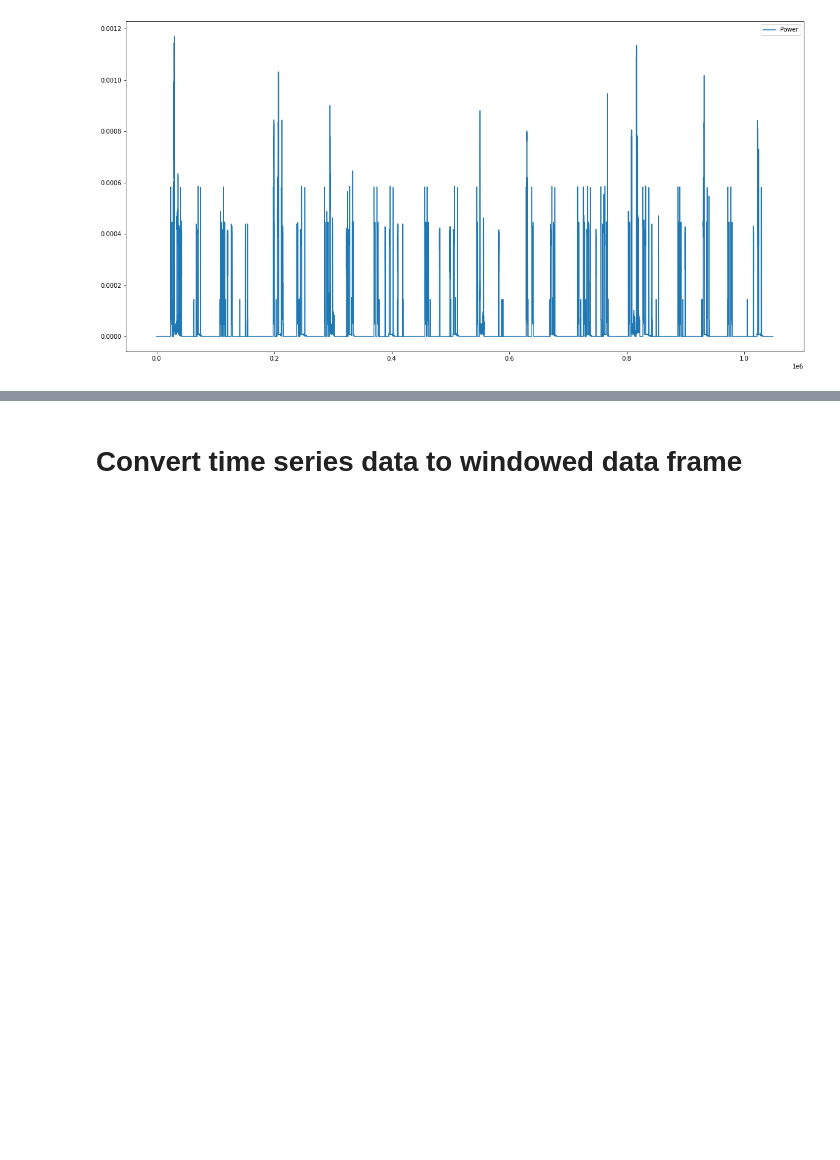
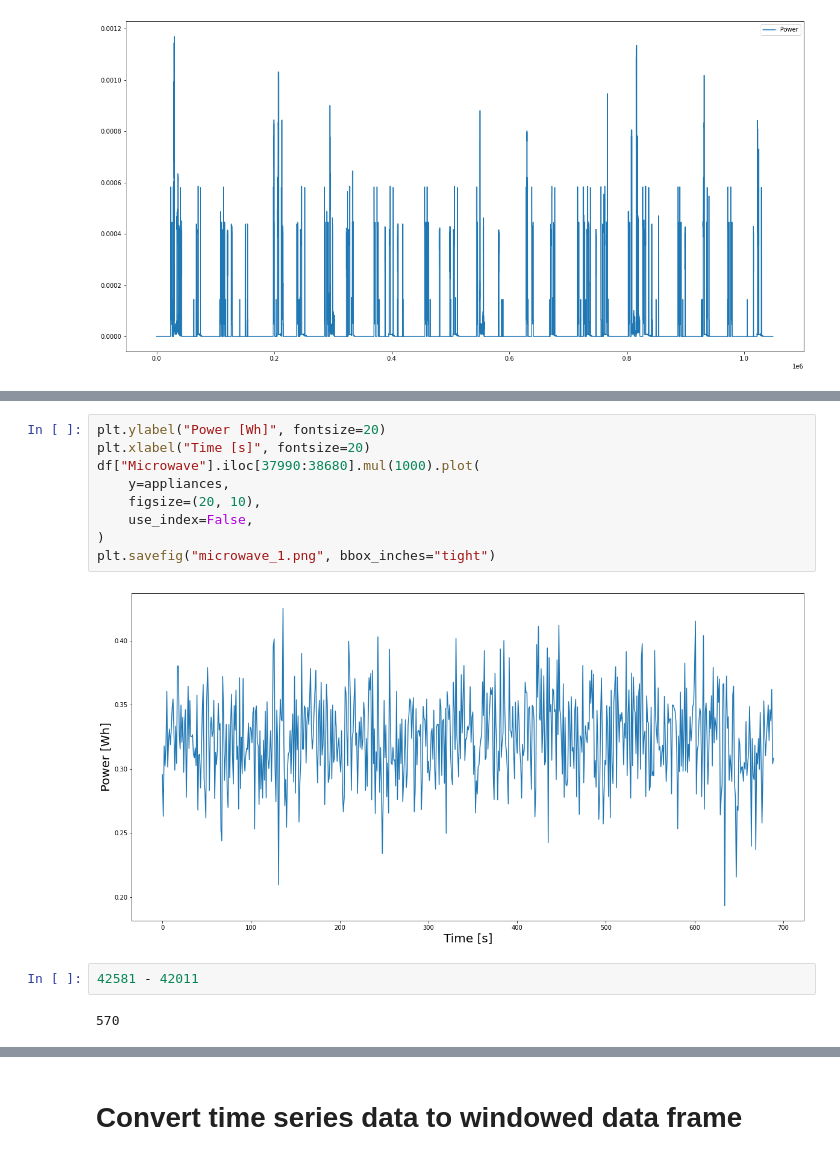
Before and after one commit to akletini/Forschungsprojekt, a Jupyter notebook: Main.ipynb, the cells around one changed output, grey strips where cells are left out. Cells and saved outputs as stored; diff of their text form; blank space fills up the shorter version.

```diff
--- a/Main.ipynb
+++ b/Main.ipynb
@@ -71,0 +98,15 @@ df.iloc[25250:25350].plot(y=appliances, figsize=(20, 10))
+# %%
+plt.ylabel("Power [Wh]", fontsize=20)
+plt.xlabel("Time [s]", fontsize=20)
+df["Microwave"].iloc[37990:38680].mul(1000).plot(
+    y=appliances,
+    figsize=(20, 10),
+    use_index=False,
+)
+plt.savefig("microwave_1.png", bbox_inches="tight")
+# %% [output]
+[figure, added]
+# %%
+42581 - 42011
+# %% [output]
+570
```
Also changed, not shown: parts of 21 cells of this notebook.
